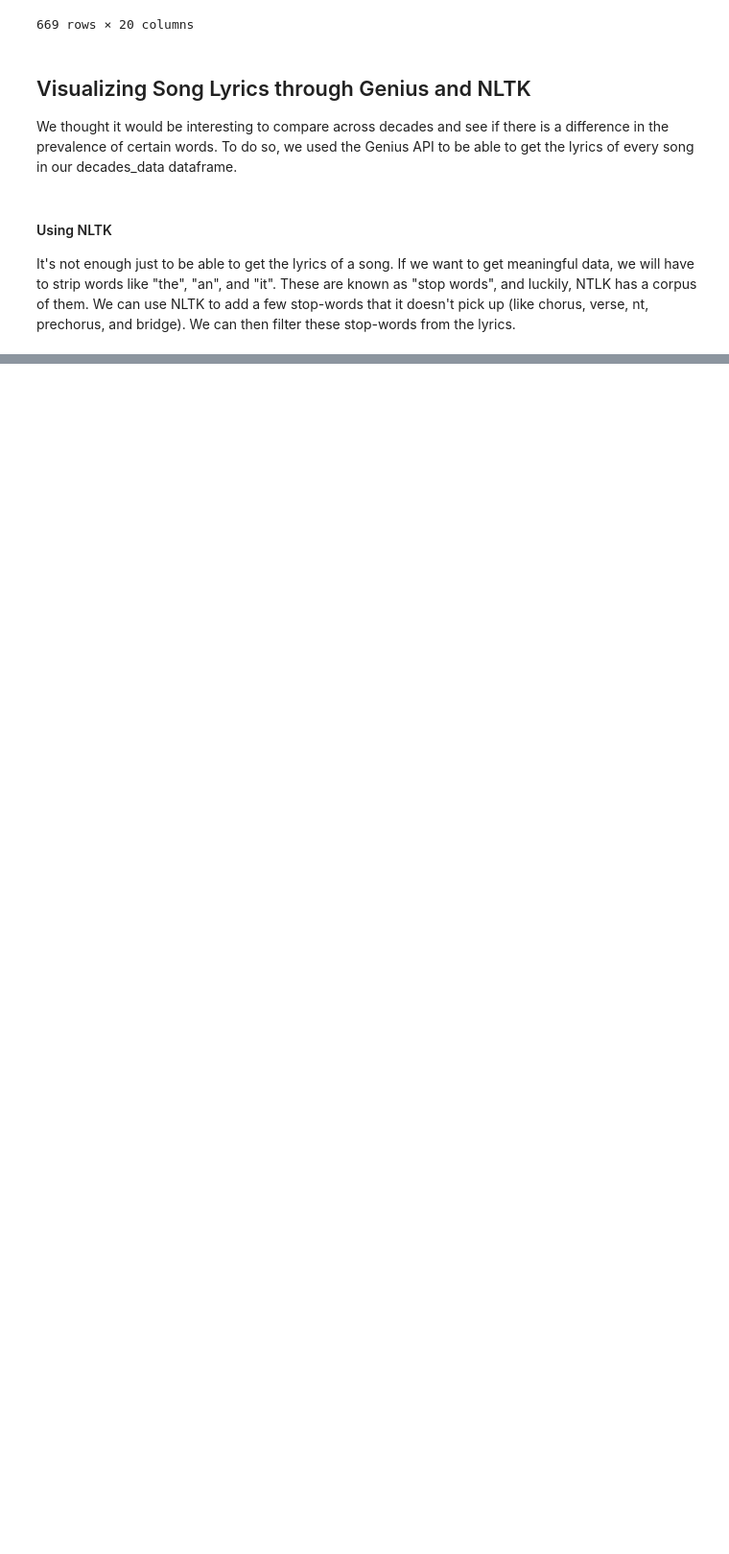
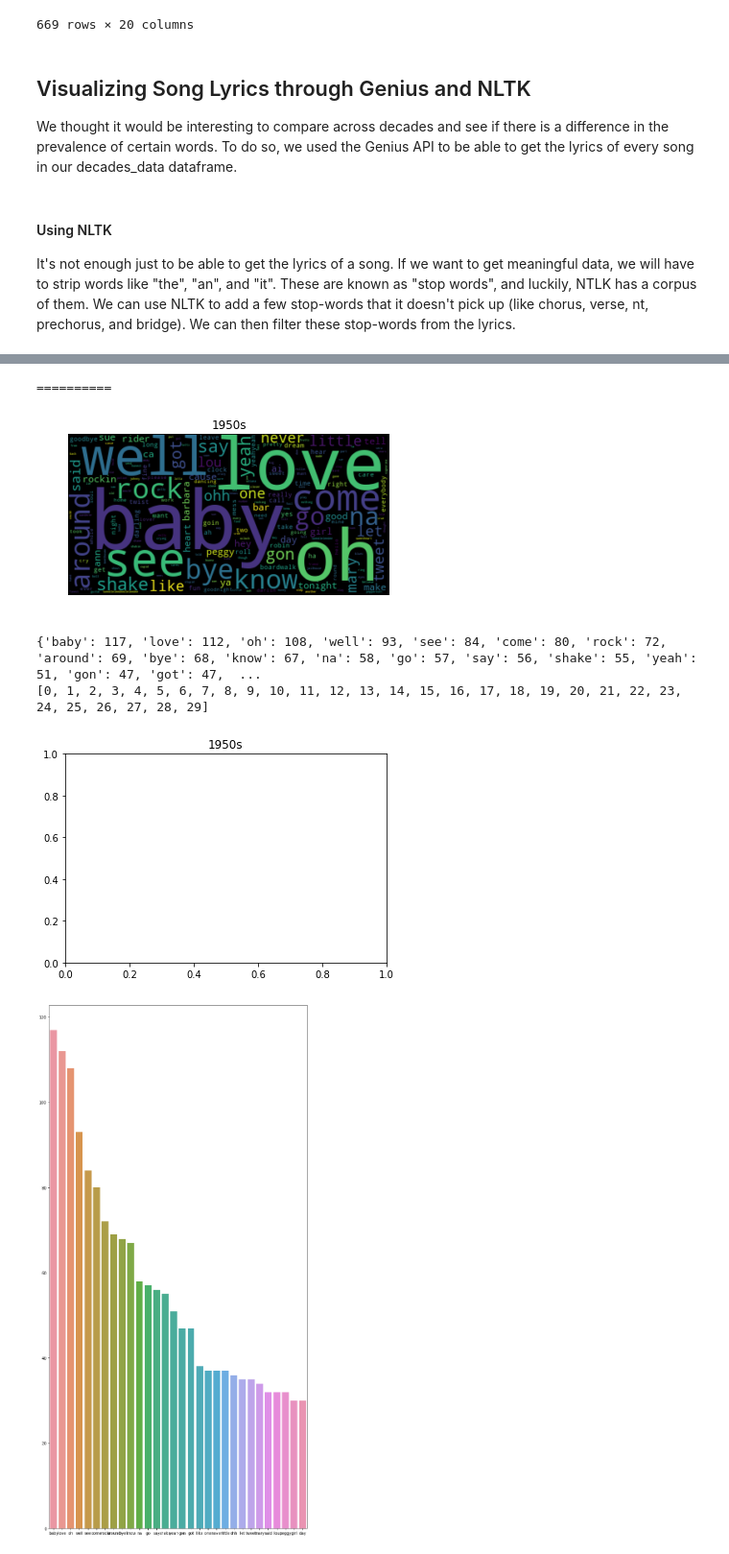
Before and after one commit to hackerman084/MusicOverTheDecades, a Jupyter notebook: Spotify_Final.ipynb, the cells around one changed output, grey strips where cells are left out. Shown at 96% size. Cells and saved outputs as stored; diff of their text form; code cells hidden in the pictures; blank space fills up the shorter version.

Commit message:
adding bar char for word frequencies

```diff
--- a/Spotify_Final.ipynb
+++ b/Spotify_Final.ipynb
@@ -55,7 +74,7 @@ Afterwards, store the tokens within variables.
 # %%
 # https://developer.spotify.com/console/get-playlist-tracks/?playlist_id=37i9dQZF1DX5Ejj0EkURtP&market=&fields=&limit=&offset=
 # use above website to generate token
-token = "BQCPIyhj4-vpryQ7Pd9fIa5SiK864LOOLxGrCRqc1Kp2cYsk9kn6aUchjuUQBHVlwlHRqkwrFN-6zAVB4QHCQIg7MX4pvGG0ls3Aj02Jd0Eb8dGGeSgmba3YrfTIl00pYsvnb8zfzhuYsZa_Zg"
+token = "BQDYkcnmFNdtBGUr2e7Dph_P6grJSNAukL0dYV_nZMYoeCHYQyUoOzTEFIRUJhuuZOkavZGEq0ep2b4B7f0BoXD9F2wNd3pBb13npjD7j_CbJq3cJuoZDNjrHj40Itx9DGL40k6WB9kQpRmanA"
 # https://genius.com/api-clients ==> use this website to generate token
 genius_token = 'V3BxSvKtWKcSlonUDfqeKWZmRKK3qjGyAGJCRqxm8awvuWI65nm7WFrYmnn3acIu'
 
@@ -456,7 +477,13 @@ def display_wordcloud(wordcloud, decade):
 '''
 def display_barchart(freq, title):
     plt.title(title)
-    sns.barplot(x=freq.keys(), y=freq.values())
+    print(freq)
+    x_val = list(range(len(freq.keys())))
+    print(x_val)
+    fig, ax =  plt.subplots(figsize=(6,15))
+    bar = sns.barplot(ax=ax, x=x_val, y=list(freq.values()))
+    bar.set(xticklabels=list(freq.keys()))
+    plt.show()
 # %%
 '''
     Given an array of song titles and corresponding artist names, will return an array containing all of the lyrics
@@ -477,11 +506,16 @@ def decades_song(songs_arr, artist_arr):
 # %%
-# decades_group = decades_data.groupby("decade")
-# decade_lyrics = {}
-# frequencies = {}
-# for name, group in decades_group:
-#     print("==========")
-#     #print(group["name"])
-#     stop_words, lyr = decades_song(group["track.name"], group["name"])
-#     frequencies[name] = lyr
-#     decade_lyrics[name] = " ".join(lyr)
-#     # want to aggregate all of the lyrics for a decade
+decades_group = decades_data.groupby("decade") #grouping dataframe by decade
+decade_freq = {} # storing all frequencies into a dictionary
+for name, group in decades_group:
+    print("==========")
+    stop_words, lyr = decades_song(group["track.name"], group["name"])
+    decade_freq[name] = nltk.FreqDist(lyr) # storing frequency distribution in dictionary
+    display_wordcloud(generate_frequency_wordcloud(decade_freq[name]), name)
+    display_barchart(dict(decade_freq[name].most_common(30)), name)
+# %% [output]
+==========
+[figure, added]
+{'baby': 117, 'love': 112, 'oh': 108, 'well': 93, 'see': 84, 'come': 80, 'rock': 72, 'around': 69, 'bye': 68, 'know': 67, 'na': 58, 'go': 57, 'say': 56, 'shake': 55, 'yeah': 51, 'gon': 47, 'got': 47,  ...
+[0, 1, 2, 3, 4, 5, 6, 7, 8, 9, 10, 11, 12, 13, 14, 15, 16, 17, 18, 19, 20, 21, 22, 23, 24, 25, 26, 27, 28, 29]
+[figure, added]
+[figure, added]
```
Also changed, not shown: parts of 11 cells of this notebook.
